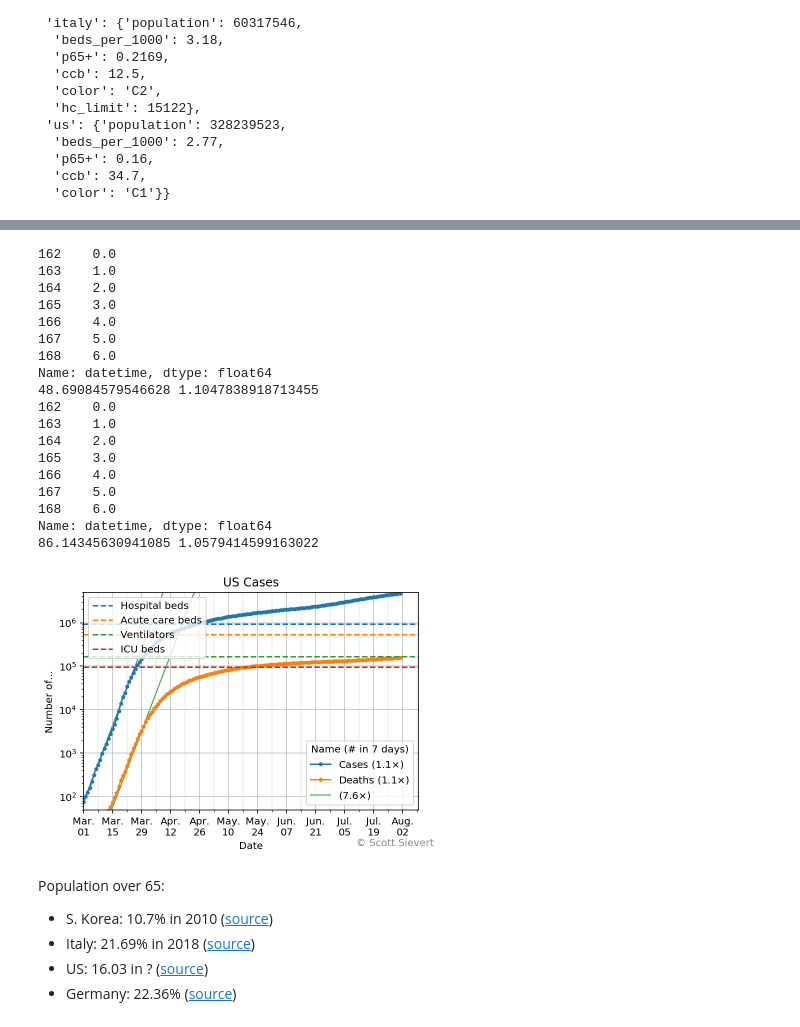
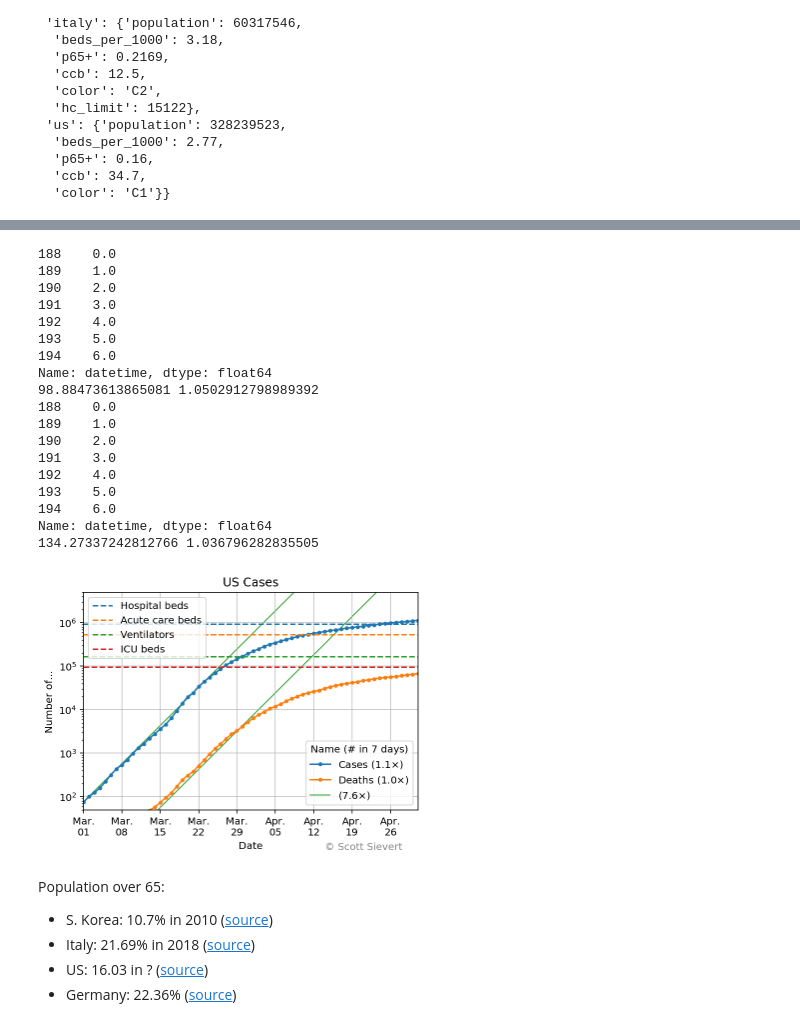
Before and after one commit to stsievert/covid-19, a Jupyter notebook: coronavirus.ipynb, the cells around one changed output, grey strips where cells are left out. Drawn from its saved outputs; the diff is of its cells as text; code cells hidden in the pictures.

```diff
--- a/coronavirus.ipynb
+++ b/coronavirus.ipynb
@@ -18,7 +18,7 @@ def get_country(country, driver=None):
     return html
 # %%
 opts = FirefoxOptions()
-opts.headless = False
+opts.headless = True
 driver = webdriver.Firefox(options=opts)
 print("entering")
 raw_charts = {country: get_country(country, driver=driver)
@@ -509,7 +511,7 @@ for c in to_show:
     lines.append(line)
 legend1 = ax.legend(loc="best", handles=lines, title="Country (cases in 7 days)")
 ax.add_artist(legend1)
-x = [mdates.date2num(_) for _ in [datetime(2020, 2, 18), datetime.now() + timedelta(7)]]
+x = [mdates.date2num(_) for _ in [datetime(2020, 2, 18), datetime(2020, 5, 1)]]
 ax.set_xlim(*x)
 
 dates = {
@@ -605,12 +607,12 @@ ax.yaxis.set_major_locator(plt.FixedLocator(ymajor))
 ax.yaxis.set_minor_locator(plt.FixedLocator(yminor))
 ax.yaxis.set_minor_formatter(plt.FuncFormatter(lambda x, _: str(int(x))))
 ax.yaxis.set_major_formatter(plt.FuncFormatter(lambda x, _: str(int(x))))
-ax.set_ylim(1, None)
+ax.set_ylim(2, 4000)
 # ax.tick_params(axis="y", which="minor", grid_linestyle="--")
 ax.tick_params(axis="y", which="major", grid_linewidth=1)
 
 
-ax.text(ax.get_xlim()[1] - 40, 1.5e-2 * ax.get_ylim()[0], "© Scott Sievert", color="#" + "a" * 6)
+ax.text(ax.get_xlim()[1] - 22, 0.03 * ax.get_ylim()[0], "© Scott Sievert", color="#" + "a" * 6)
 
 fig.savefig("imgs/rate.svg", bbox_inches="tight")
 fig.savefig("imgs/rate.png", bbox_inches="tight", dpi=300)
@@ -651,7 +653,7 @@ for k, var in enumerate(["cases", "deaths"]):
     line, = ax.plot(show.datetime, show.cases, f"C{k}.-", label=f"{label} ({weekly_rate:0.1f}$\\times$)")#, zorder=100)
     lines.append(line)
 
-ax.set_xlim(mdates.date2num(datetime(2020, 3, 1)), datetime.now() + timedelta(7))
+ax.set_xlim(mdates.date2num(datetime(2020, 3, 1)), datetime(2020, 5, 1))
 xlim = ax.get_xlim()
 x = np.arange(100)
 rate = 2.4
@@ -671,53 +673,53 @@ ax.set_title("US Cases")
 xlim = ax.get_xlim()
 meta_lines = []
 for label, num in us.items():
     if "_" in label:
         continue
     line, = ax.plot(xlim, [num, num], "--", label=label)
     meta_lines.append(line)
 ax.legend(loc="upper left", handles=meta_lines)
 
 ax.set_yscale("log")
 ax.grid(alpha=0.8, which="major", axis="y")
 # ax.grid(alpha=0.3, which="minor", axis="y")
 ax.grid(alpha=0.8, which="both", axis="x")
 ax.set_ylim(50, 5e6)
-ax.text(xlim[1] - 30, ax.get_ylim()[0] * 0.15, "© Scott Sievert", color="#" + "8" * 6)
+ax.text(xlim[1] - 17, ax.get_ylim()[0] * 0.12, "© Scott Sievert", color="#" + "8" * 6)
 ax.set_ylabel("Number of...")
 ax.set_xlabel("Date")
 
-weeks = pd.date_range(start=df.datetime.min(), end=df.datetime.min() + timedelta(days=360), freq="2W")
+weeks = pd.date_range(start=df.datetime.min(), end=df.datetime.min() + timedelta(days=360), freq="1W")
 weeks_mpl = [mdates.date2num(w) for w in weeks]
 ax.xaxis.set_major_locator(plt.FixedLocator(weeks_mpl))
 ax.xaxis.set_major_formatter(mdates.DateFormatter('%b.\n%d'))
 
-weeks = pd.date_range(start=datetime(2020, 2, 15) + timedelta(7), end=datetime(2020, 2, 15) + timedelta(days=365), freq="2W")
+weeks = pd.date_range(start=datetime(2020, 2, 15) + timedelta(7), end=datetime(2020, 2, 15) + timedelta(days=365), freq="1W")
 weeks_mpl = [mdates.date2num(w) for w in weeks]
 ax.xaxis.set_minor_locator(plt.FixedLocator(weeks_mpl))
 ax.grid(which="minor", axis="x", alpha=0.3)
 
 fig.savefig("imgs/us.svg", bbox_inches="tight")
 fig.savefig("imgs/us.png", bbox_inches="tight", dpi=300)
 # %% [output]
-162    0.0
-163    1.0
-164    2.0
-165    3.0
-166    4.0
-167    5.0
-168    6.0
+188    0.0
+189    1.0
+190    2.0
+191    3.0
+192    4.0
+193    5.0
+194    6.0
 Name: datetime, dtype: float64
-48.69084579546628 1.1047838918713455
-162    0.0
-163    1.0
-164    2.0
-165    3.0
-166    4.0
-167    5.0
-168    6.0
+98.88473613865081 1.0502912798989392
+188    0.0
+189    1.0
+190    2.0
+191    3.0
+192    4.0
+193    5.0
+194    6.0
 Name: datetime, dtype: float64
-86.14345630941085 1.0579414599163022
+134.27337242812766 1.036796282835505
-[figure, old version]
+[figure, new version]
 # %% [markdown]
 Population over 65:
 
```
Also changed, not shown: parts of 8 cells of this notebook, 29 other files.
